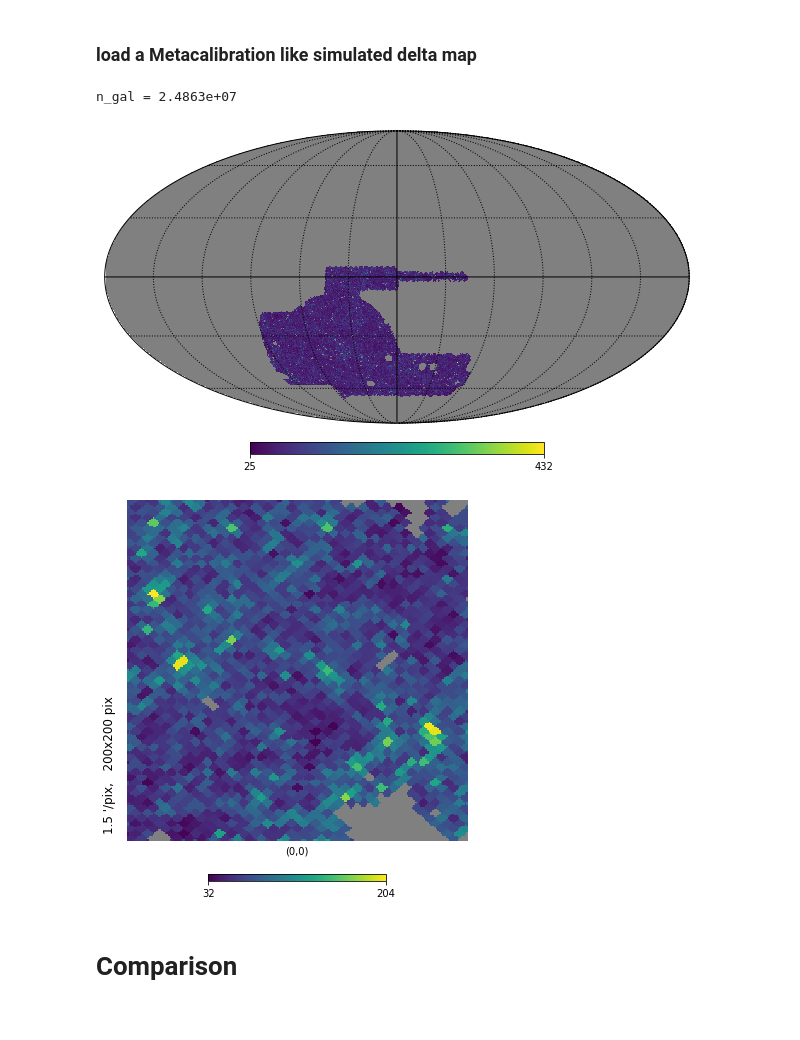
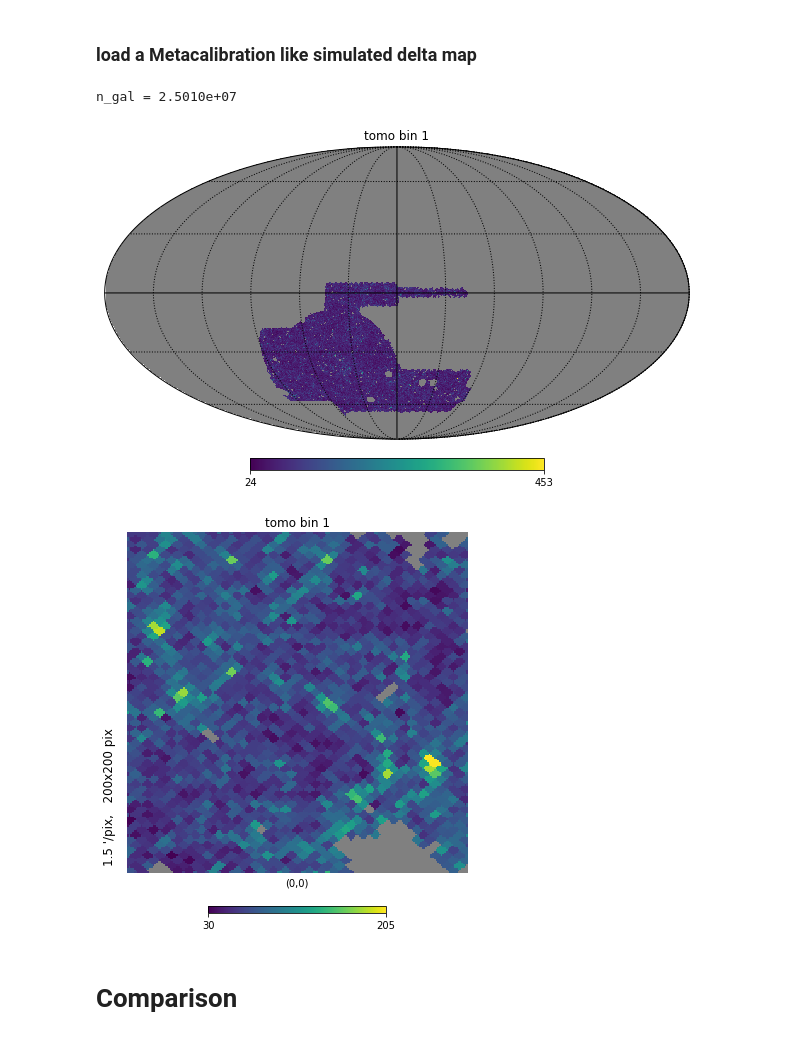
Before and after one commit to des-science/multiprobe-simulation-forward-model, a Jupyter notebook: notebooks/noise_models/galaxy_counts.ipynb, the cells around one changed output. Cells and saved outputs as stored; diff of their text form; code cells hidden in the pictures.

```diff
--- a/notebooks/noise_models/galaxy_counts.ipynb
+++ b/notebooks/noise_models/galaxy_counts.ipynb
@@ -95,26 +103,33 @@ metacal_bias = 1
 # %%
 # load fiducial cosmology
 projected_maps_dir = "/Users/arne/data/CosmoGrid_example/DES/Fiducial/perm_0000/projected_probes_maps_nobaryons512.h5"
-with h5py.File(projected_maps_dir, "r") as f:
-    dg_map = f[f"dg/desy3metacal{metacal_tomo}"][:]
 
-# normalize the number density contrast
-dg_map = (dg_map - np.mean(dg_map))/np.mean(dg_map)
+sim_counts_tomo = []
+noisy_sim_counts_tomo = []
+for tomo in tomo_range:
+    with h5py.File(projected_maps_dir, "r") as f:
+        dg_map = f[f"dg/desy3metacal{tomo}"][:]
 
-# number of galaxies per pixel
-sim_counts = (1+metacal_bias*dg_map)*n_bar
-noisy_sim_counts = np.random.poisson(sim_counts)
-noisy_sim_counts = noisy_sim_counts.astype(np.float32)
+    # normalize the number density contrast
+    dg_map = (dg_map - np.mean(dg_map))/np.mean(dg_map)
 
-# apply masking
-sim_counts[anti_patch_pix] = 0
-noisy_sim_counts[anti_patch_pix] = 0
+    # number of galaxies per pixel
+    sim_counts = (1+metacal_bias*dg_map)*n_bar
+    noisy_sim_counts = np.random.poisson(sim_counts)
+    noisy_sim_counts = noisy_sim_counts.astype(np.float32)
+
+    # apply masking
+    sim_counts[anti_patch_pix] = 0
+    noisy_sim_counts[anti_patch_pix] = 0
+
+    sim_counts_tomo.append(sim_counts)
+    noisy_sim_counts_tomo.append(noisy_sim_counts)
-# %%
-plot_patch(noisy_sim_counts)
-# %% [output]
-n_gal = 2.4863e+07
-[figure, removed]
-[figure, removed]
+# %%
+plot_patch(noisy_sim_counts_tomo[0], title="tomo bin 1")
+# %% [output]
+n_gal = 2.5010e+07
+[figure, added]
+[figure, added]
 # %% [markdown]
 # Comparison
 # %%
```
Also changed, not shown: parts of 5 cells of this notebook.
